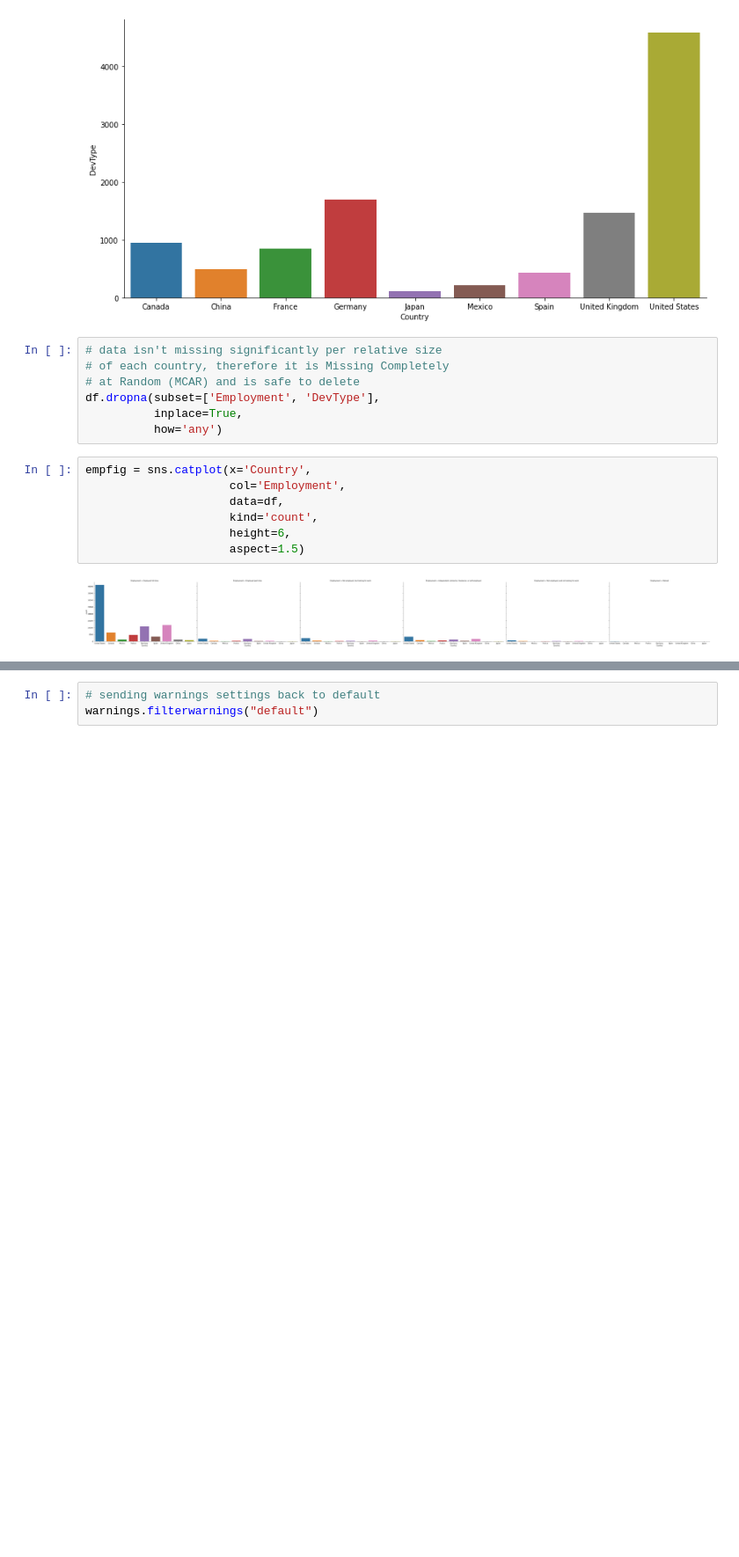
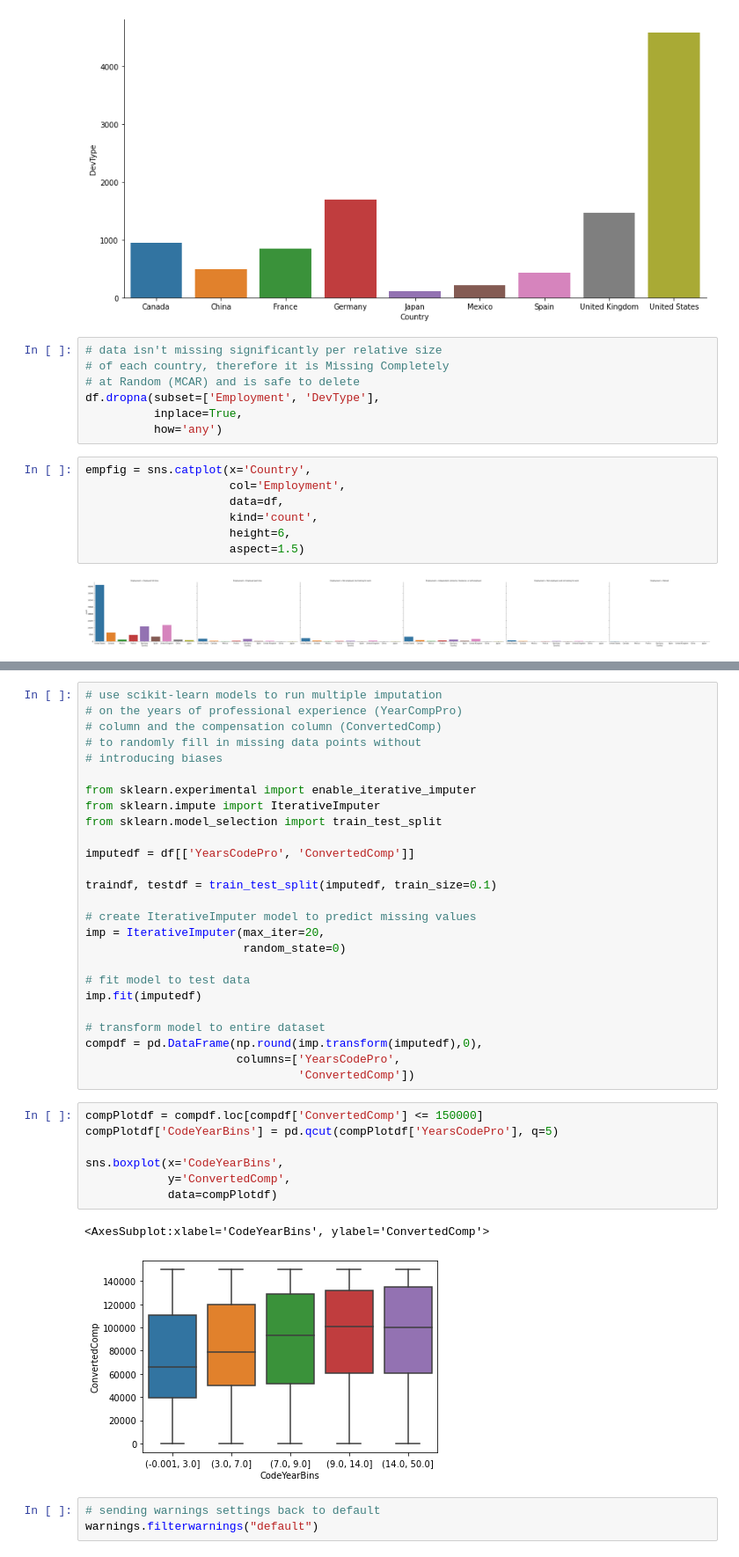
Before and after one commit to roberthallds/PersonalProjects, a Jupyter notebook: Handling Missing StackOverflow Data/Project.ipynb, the cells around one changed output, grey strips where cells are left out. Shown at 88% size. Drawn from its saved outputs; the diff is of its cells as text; blank space fills up the shorter version.

```diff
--- a/Handling Missing StackOverflow Data/Project.ipynb
+++ b/Handling Missing StackOverflow Data/Project.ipynb
@@ -147,3 +186,39 @@ empfig = sns.catplot(x='Country',
+# %%
+# use scikit-learn models to run multiple imputation
+# on the years of professional experience (YearCompPro)
+# column and the compensation column (ConvertedComp)
+# to randomly fill in missing data points without
+# introducing biases
+
+from sklearn.experimental import enable_iterative_imputer
+from sklearn.impute import IterativeImputer
+from sklearn.model_selection import train_test_split
+
+imputedf = df[['YearsCodePro', 'ConvertedComp']]
+
+traindf, testdf = train_test_split(imputedf, train_size=0.1)
+
+# create IterativeImputer model to predict missing values
+imp = IterativeImputer(max_iter=20,
+                       random_state=0)
+
+# fit model to test data
+imp.fit(imputedf)
+
+# transform model to entire dataset
+compdf = pd.DataFrame(np.round(imp.transform(imputedf),0),
+                      columns=['YearsCodePro',
+                               'ConvertedComp'])
+# %%
+compPlotdf = compdf.loc[compdf['ConvertedComp'] <= 150000]
+compPlotdf['CodeYearBins'] = pd.qcut(compPlotdf['YearsCodePro'], q=5)
+
+sns.boxplot(x='CodeYearBins',
+            y='ConvertedComp',
+            data=compPlotdf)
+# %% [output]
+<AxesSubplot:xlabel='CodeYearBins', ylabel='ConvertedComp'>
+[figure, added]
 # %%
 # sending warnings settings back to default
 warnings.filterwarnings("default")
```
Also changed, not shown: parts of 4 cells of this notebook.
